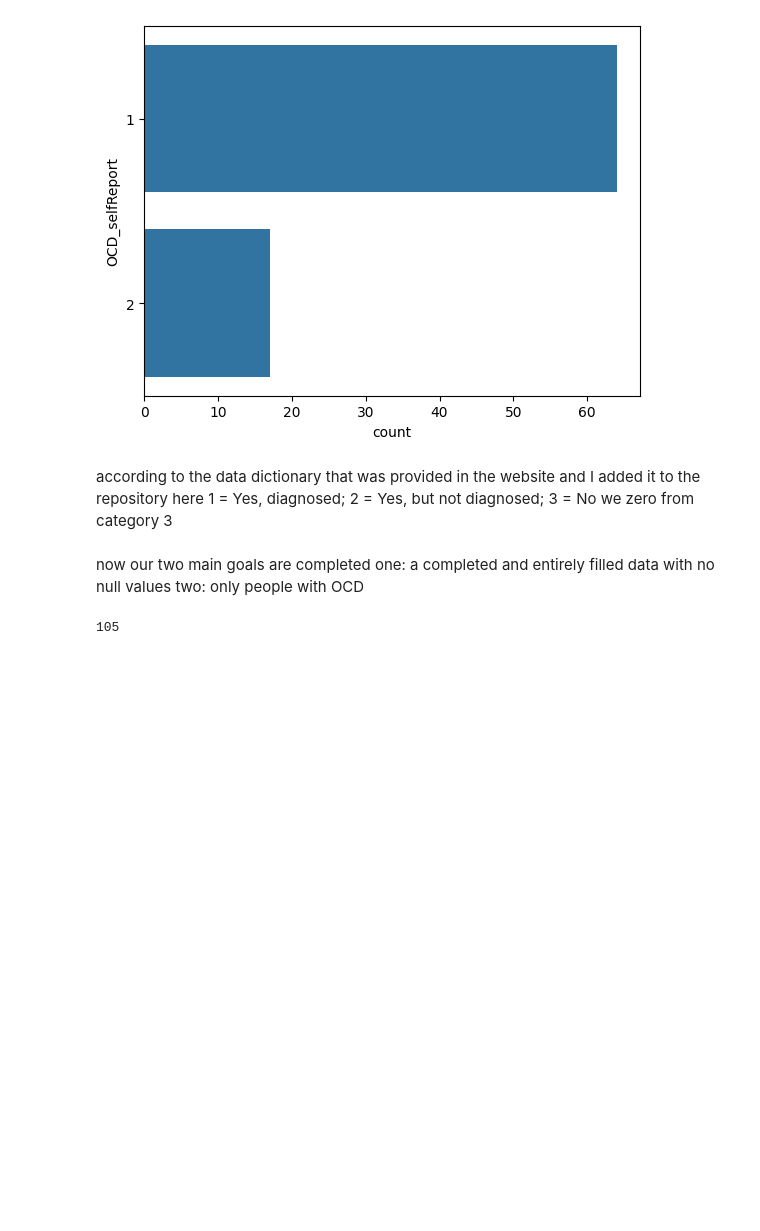
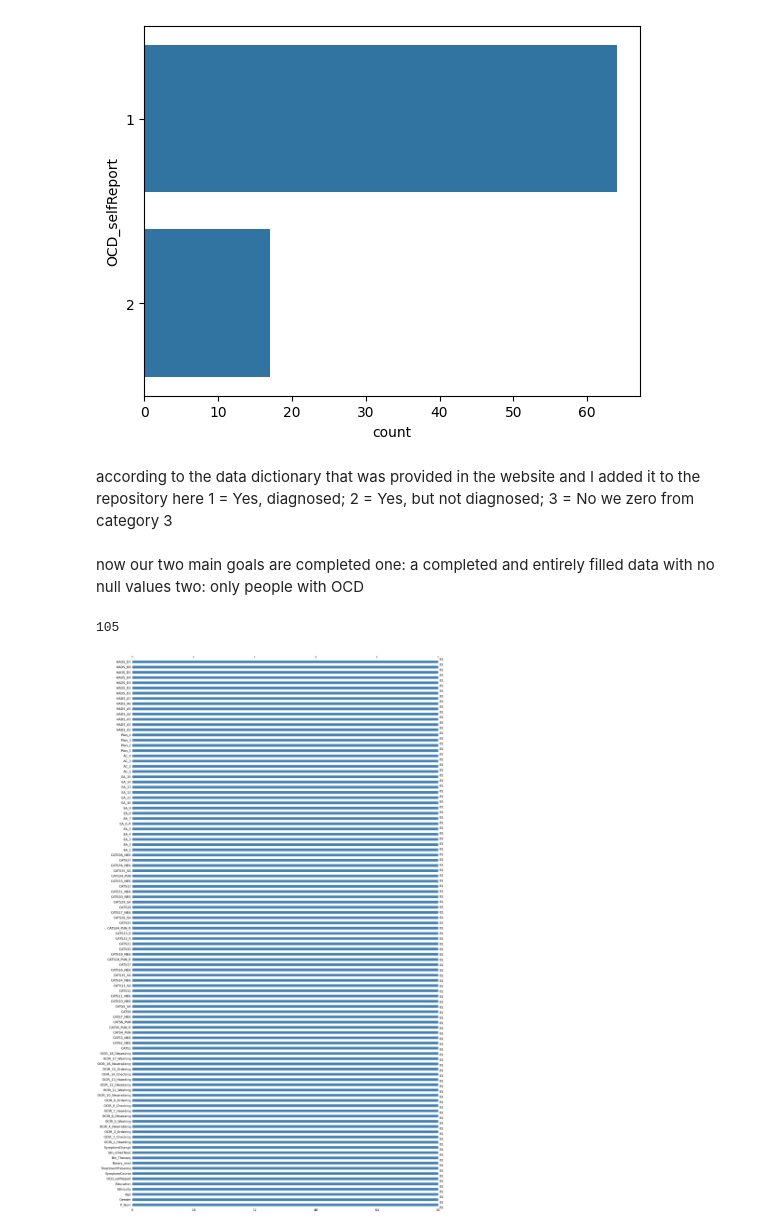
Before and after one commit to Raneemrami/ELO2-OCD-patients-analysis, a Jupyter notebook: cleaning_notebooks/cleaning_notebook.ipynb, the cells around one changed output. Drawn from its saved outputs; the diff is of its cells as text; code cells hidden in the pictures; blank space fills up the shorter version.

```diff
--- a/cleaning_notebooks/cleaning_notebook.ipynb
+++ b/cleaning_notebooks/cleaning_notebook.ipynb
@@ -21,7 +22,20 @@ we only care about:
 1. individuals who said the either have OCD and diagnosed or individuals who said the have OCD OCD but not diagnosed
 2. individuals who completed major scales related questions
 # %%
-cols_to_check = [c for c in df.columns if c not in ['SymptomsChange', 'Bin_otherTreat', 'Bin_Therapy','Num_Med','Binary_med','Treatment_Presence','SymptomsCourse']]
+cols_to_check = [
+    c
+    for c in df.columns
+    if c
+    not in [
+        "SymptomsChange",
+        "Bin_otherTreat",
+        "Bin_Therapy",
+        "Num_Med",
+        "Binary_med",
+        "Treatment_Presence",
+        "SymptomsCourse",
+    ]
+]
 df_clean = df.dropna(subset=cols_to_check)
 # %% [markdown]
 the columns to check list is a list the list that has the columns that we can deal with empty values in them
@@ -66,4 +81,17 @@ two: only people with OCD
 df_clean.shape[1]
 # %% [output]
 105
+# %%
+# Import and use it
+import missingno as msno
+import matplotlib.pyplot as plt
+
+plt.figure(figsize=(20, 6))  # wider figure
+msno.bar(df_clean, color="steelblue")
+
+plt.xticks(rotation=90, fontsize=8)  # rotate and make smaller
+plt.tight_layout()
+plt.show()
+# %% [output]
+[figure, added]
 # %%
```
Also changed, not shown: parts of 5 cells of this notebook.
